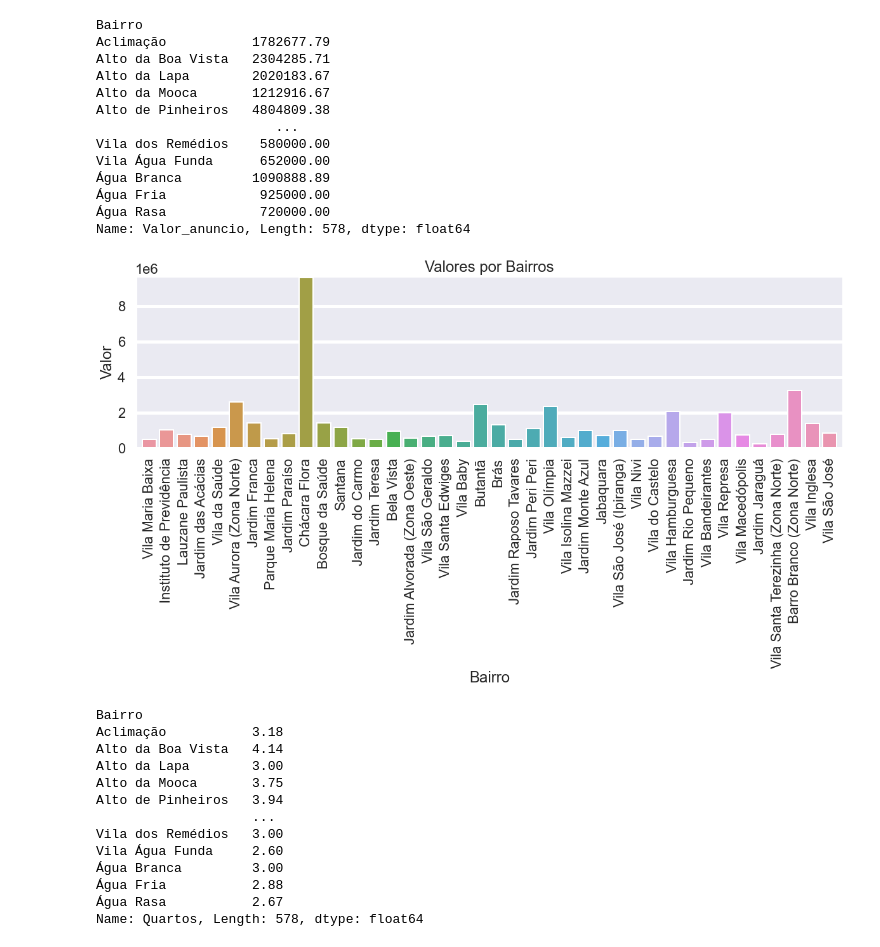
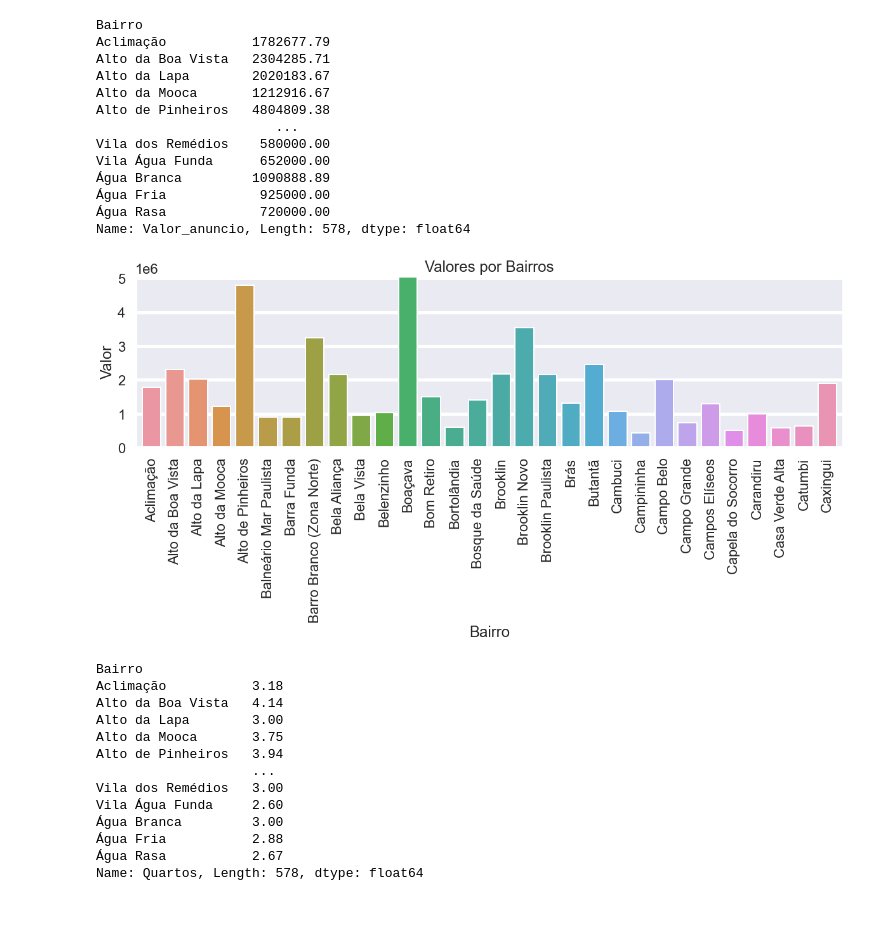
Before and after one commit to GabrielBG0/Sao-Paulo-Home-Prices, a Jupyter notebook: finalProject.ipynb, the cells around one changed output. Saved outputs shown, nothing was run; the diff lists cells and outputs as text; code cells hidden in the pictures; blank space fills up the shorter version.

```diff
--- a/finalProject.ipynb
+++ b/finalProject.ipynb
@@ -170,16 +170,16 @@ Vila Água Funda      652000.00
 Água Rasa            720000.00
 Name: Valor_anuncio, Length: 578, dtype: float64
 # %%
-samples = v_bairro.sample(40)
+samples = v_bairro.head(30)
 plt.figure(figsize=(20, 5))
 ax = sns.barplot(x=samples.index, y=samples)
 ax.set_title('Valores por Bairros')
 ax.set_ylabel('Valor')
 ax.set_xticklabels(samples.index, rotation=90)
 ax.margins(0.01)
 plt.show()
 # %% [output]
-[figure, old version]
+[figure, new version]
 # %%
 q_bairro = groupBy_Bairro.Quartos.mean()
 q_bairro
```
Also changed, not shown: parts of 3 cells of this notebook, 2 other files.
